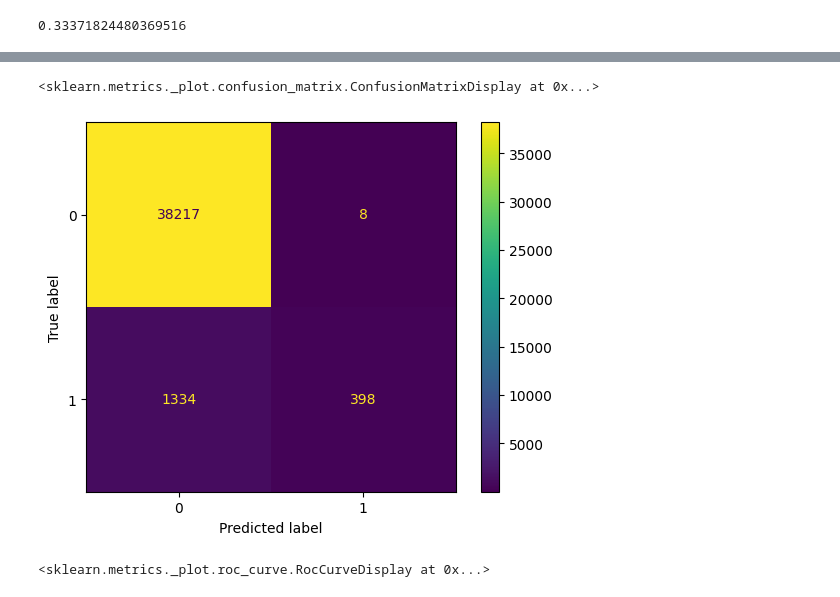
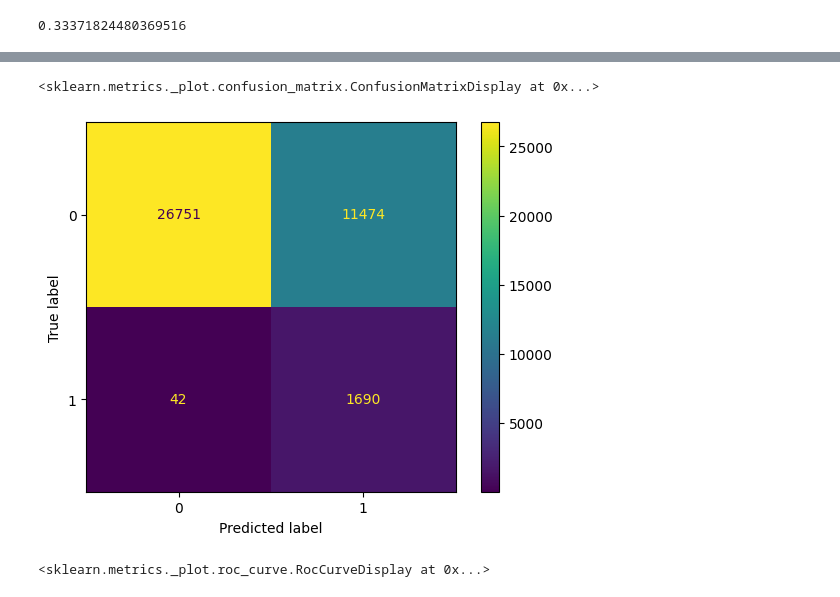
Before and after one commit to AnotherMale/clinical-outcome-prediction, a Jupyter notebook: notebooks/modelTraining.ipynb, the cells around one changed output, grey strips where cells are left out. Saved outputs shown, nothing was run; the diff lists cells and outputs as text; code cells hidden in the pictures.

```diff
--- a/notebooks/modelTraining.ipynb
+++ b/notebooks/modelTraining.ipynb
@@ -436,11 +436,11 @@ results
 # %%
 ConfusionMatrixDisplay.from_predictions(
     y_test,
-    y_pred_xgb
+    y_pred_cat
 )
 # %% [output]
 <sklearn.metrics._plot.confusion_matrix.ConfusionMatrixDisplay at 0x...>
-[figure, old version]
+[figure, new version]
 # %%
 RocCurveDisplay.from_predictions(
     y_test,
```
Also changed, not shown: parts of 1 cell of this notebook, 5 other files.
